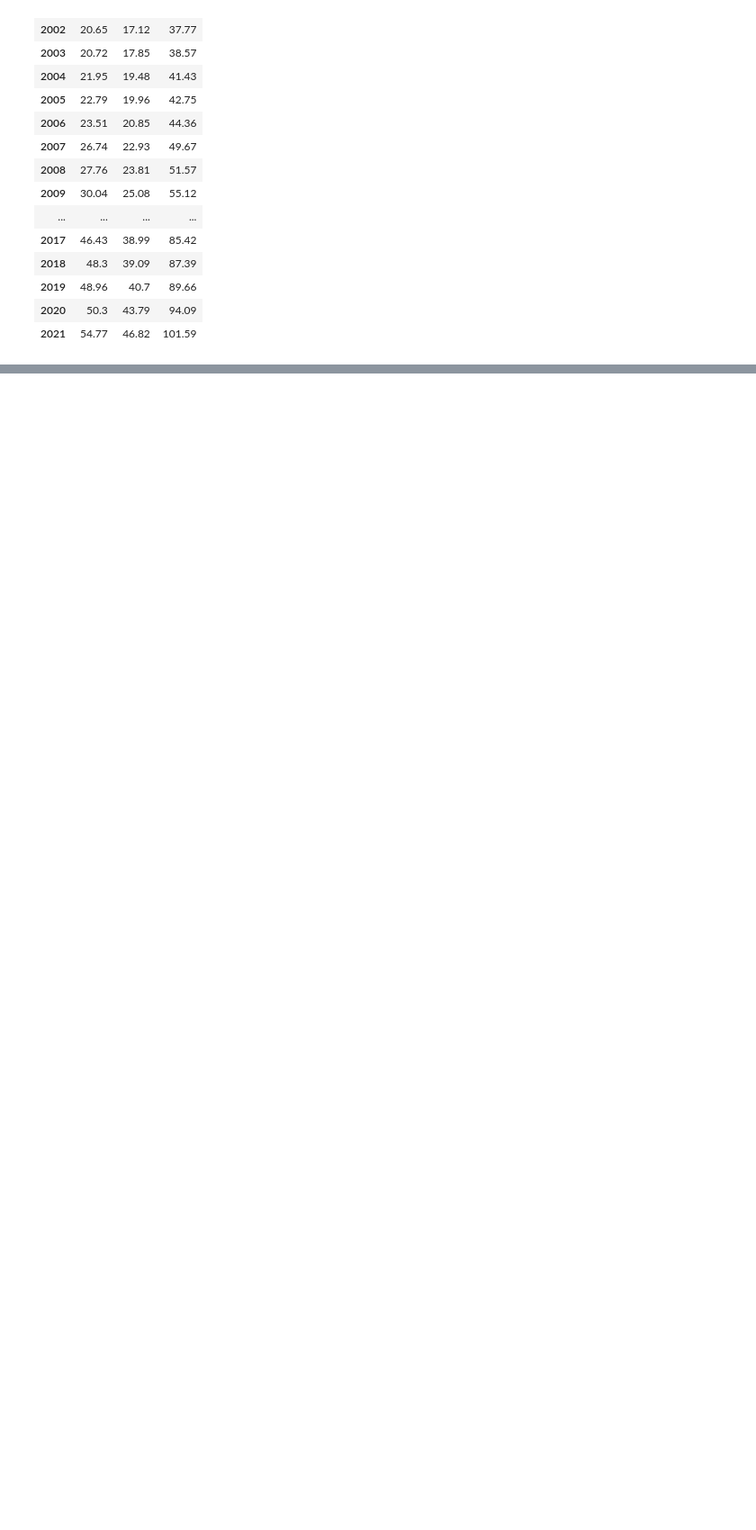
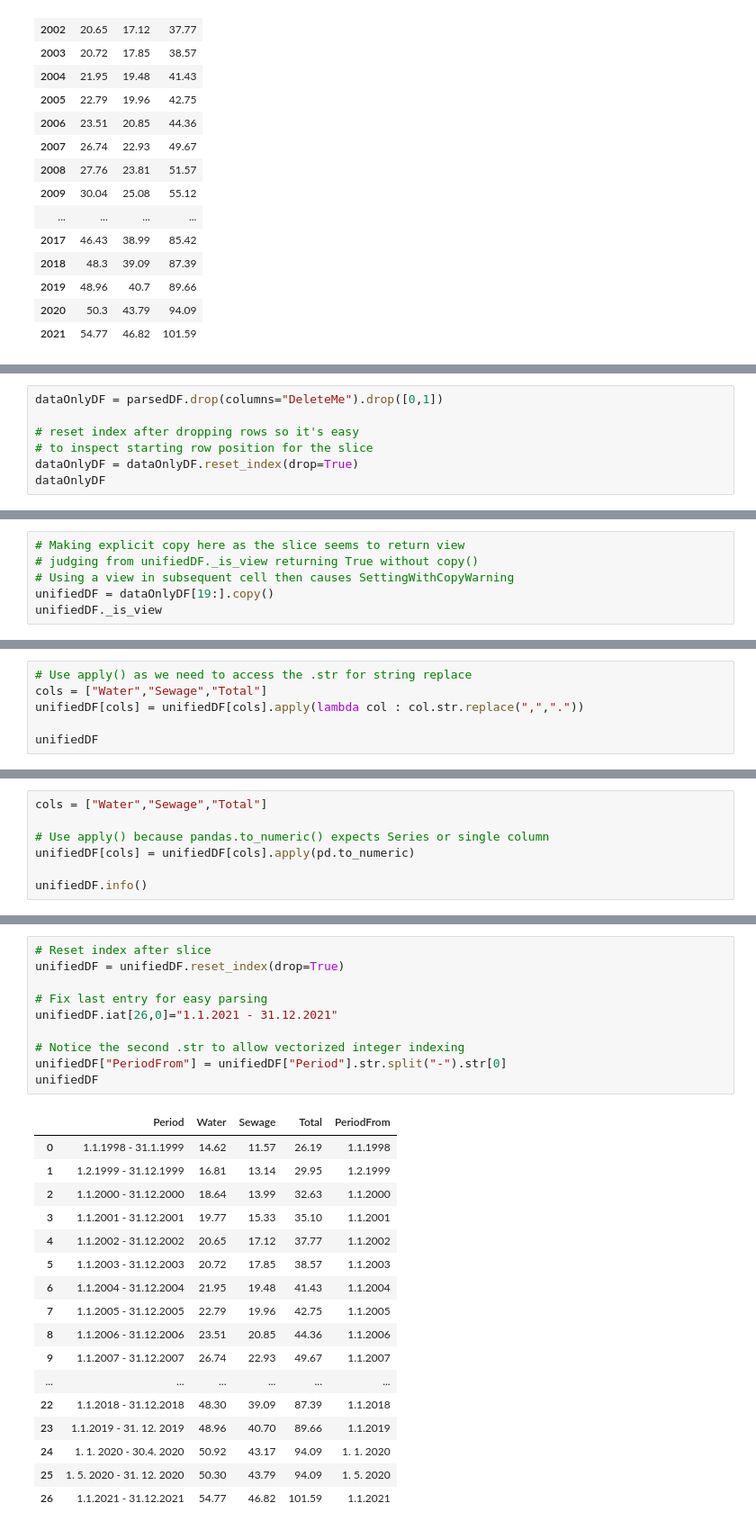
Before and after one commit to mtomcanyi/colab-public, a Jupyter notebook: GitHubIntegration.ipynb, the cells around one changed output, grey strips where cells are left out. Shown at 90% size. Cells and saved outputs as stored; diff of their text form; blank space fills up the shorter version.

Commit message:
NEW: Scraping and cleansing test. Code without comments

```diff
--- a/GitHubIntegration.ipynb
+++ b/GitHubIntegration.ipynb
@@ -186,0 +248,7 @@ sheetDF
+# %%
+dataOnlyDF = parsedDF.drop(columns="DeleteMe").drop([0,1])
+
+# reset index after dropping rows so it's easy
+# to inspect starting row position for the slice
+dataOnlyDF = dataOnlyDF.reset_index(drop=True)
+dataOnlyDF
@@ -186,0 +278,6 @@ sheetDF
+# %%
+# Making explicit copy here as the slice seems to return view
+# judging from unifiedDF._is_view returning True without copy()
+# Using a view in subsequent cell then causes SettingWithCopyWarning
+unifiedDF = dataOnlyDF[19:].copy()
+unifiedDF._is_view
@@ -186,0 +289,6 @@ sheetDF
+# %%
+# Use apply() as we need to access the .str for string replace
+cols = ["Water","Sewage","Total"]
+unifiedDF[cols] = unifiedDF[cols].apply(lambda col : col.str.replace(",","."))
+
+unifiedDF
@@ -186,0 +316,7 @@ sheetDF
+# %%
+cols = ["Water","Sewage","Total"]
+
+# Use apply() because pandas.to_numeric() expects Series or single column
+unifiedDF[cols] = unifiedDF[cols].apply(pd.to_numeric)
+
+unifiedDF.info()
@@ -186,0 +335,28 @@ sheetDF
+# %%
+# Reset index after slice
+unifiedDF = unifiedDF.reset_index(drop=True)
+
+# Fix last entry for easy parsing
+unifiedDF.iat[26,0]="1.1.2021 - 31.12.2021"
+
+# Notice the second .str to allow vectorized integer indexing
+unifiedDF["PeriodFrom"] = unifiedDF["Period"].str.split("-").str[0]
+unifiedDF
+# %% [output]
+|  | Period | Water | Sewage | Total | PeriodFrom |
+| 0 | 1.1.1998 - 31.1.1999 | 14.62 | 11.57 | 26.19 | 1.1.1998 |
+| 1 | 1.2.1999 - 31.12.1999 | 16.81 | 13.14 | 29.95 | 1.2.1999 |
+| 2 | 1.1.2000 - 31.12.2000 | 18.64 | 13.99 | 32.63 | 1.1.2000 |
+| 3 | 1.1.2001 - 31.12.2001 | 19.77 | 15.33 | 35.10 | 1.1.2001 |
+| 4 | 1.1.2002 - 31.12.2002 | 20.65 | 17.12 | 37.77 | 1.1.2002 |
+| 5 | 1.1.2003 - 31.12.2003 | 20.72 | 17.85 | 38.57 | 1.1.2003 |
+| 6 | 1.1.2004 - 31.12.2004 | 21.95 | 19.48 | 41.43 | 1.1.2004 |
+| 7 | 1.1.2005 - 31.12.2005 | 22.79 | 19.96 | 42.75 | 1.1.2005 |
+| 8 | 1.1.2006 - 31.12.2006 | 23.51 | 20.85 | 44.36 | 1.1.2006 |
+| 9 | 1.1.2007 - 31.12.2007 | 26.74 | 22.93 | 49.67 | 1.1.2007 |
+| ... | ... | ... | ... | ... | ... |
+| 22 | 1.1.2018 - 31.12.2018 | 48.30 | 39.09 | 87.39 | 1.1.2018 |
+| 23 | 1.1.2019 - 31. 12. 2019 | 48.96 | 40.70 | 89.66 | 1.1.2019 |
+| 24 | 1. 1. 2020 - 30.4. 2020 | 50.92 | 43.17 | 94.09 | 1. 1. 2020 |
+| 25 | 1. 5. 2020 - 31. 12. 2020 | 50.30 | 43.79 | 94.09 | 1. 5. 2020 |
+| 26 | 1.1.2021 - 31.12.2021 | 54.77 | 46.82 | 101.59 | 1.1.2021 |
```
Also changed, not shown: parts of 13 cells of this notebook.
